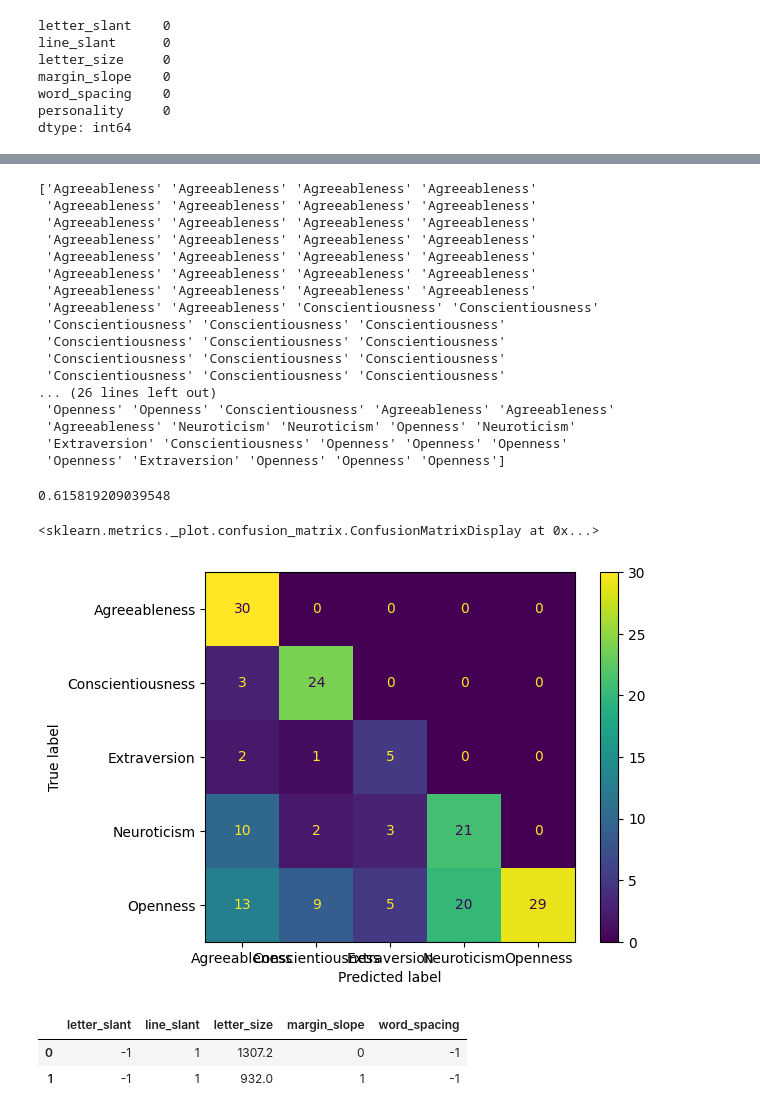
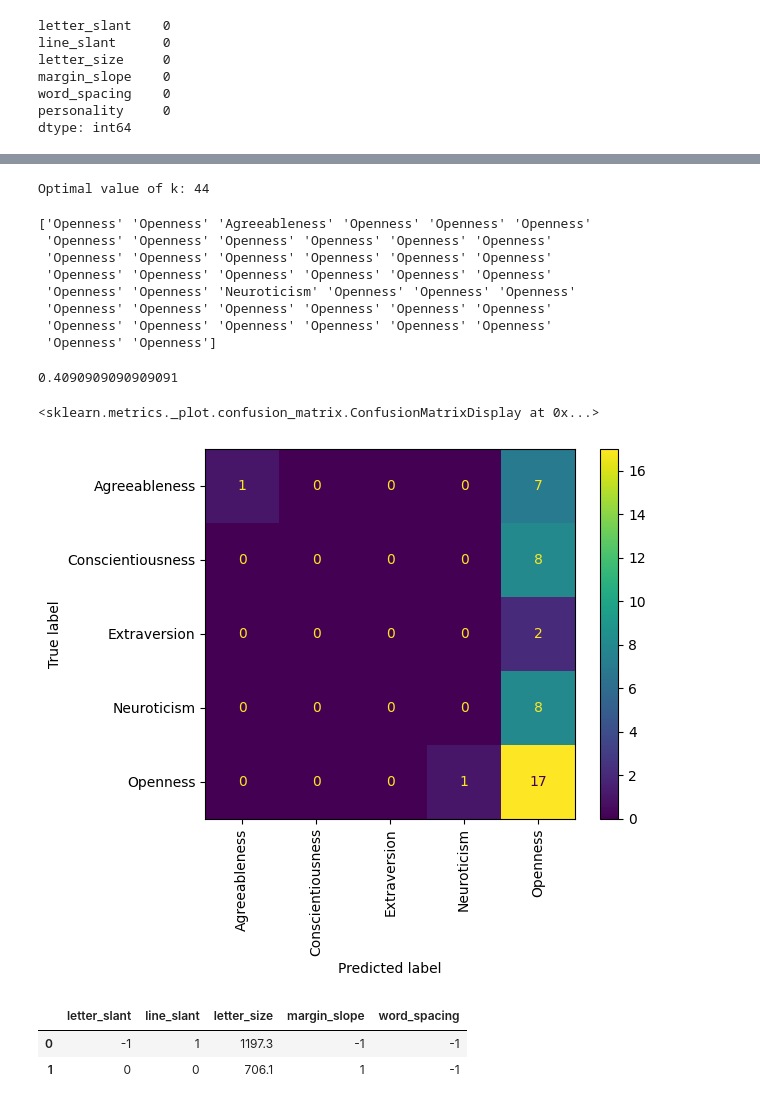
Before and after one commit to subhadip6869/Personality_Prediction, a Jupyter notebook: personality_knn.ipynb, the cells around one changed output, grey strips where cells are left out. Drawn from its saved outputs; the diff is of its cells as text; code cells hidden in the pictures.

```diff
--- a/personality_knn.ipynb
+++ b/personality_knn.ipynb
@@ -4,7 +4,7 @@ import pandas as pd
 from sklearn.metrics import accuracy_score, confusion_matrix, ConfusionMatrixDisplay
 # %%
 df_train = pd.read_csv("./dataset/my_train_features.csv")
-df_test = pd.read_csv("./dataset/my_train_features.csv")
+df_test = pd.read_csv("./dataset/my_test_features.csv")
 # %%
 df_train.head()
 # %% [output]
@@ -116,48 +116,58 @@ x_train = df_train.drop('personality', axis=1)
 y_train = df_train['personality']
 x_test = df_test.drop('personality', axis=1)
 y_test = df_test['personality']
+# %%
+from sklearn.preprocessing import StandardScaler
+scaler = StandardScaler()
+x_scaled = scaler.fit_transform(x_train)
+# %%
+from sklearn.model_selection import cross_val_score
+import numpy as np
+
+k_range = range(1, 100)
+k_scores = []
+for k in k_range:
+    knn = KNeighborsClassifier(n_neighbors=k)
+    scores = cross_val_score(knn, x_scaled, y_train, scoring='accuracy')
+    k_scores.append(scores.mean())
+
+optimal_k = k_range[np.argmax(k_scores)]
+print(f"Optimal value of k: {optimal_k}")
+# %% [output]
+Optimal value of k: 44
 # %%
-knn = KNeighborsClassifier(n_neighbors=2, algorithm="brute")
+knn = KNeighborsClassifier(n_neighbors=optimal_k, algorithm="brute")
 knn_res = knn.fit(x_train, y_train)
 # %%
 y_pred = knn.predict(x_test)
 print(y_pred)
 # %% [output]
-['Agreeableness' 'Agreeableness' 'Agreeableness' 'Agreeableness'
- 'Agreeableness' 'Agreeableness' 'Agreeableness' 'Agreeableness'
- 'Agreeableness' 'Agreeableness' 'Agreeableness' 'Agreeableness'
- 'Agreeableness' 'Agreeableness' 'Agreeableness' 'Agreeableness'
- 'Agreeableness' 'Agreeableness' 'Agreeableness' 'Agreeableness'
- 'Agreeableness' 'Agreeableness' 'Agreeableness' 'Agreeableness'
- 'Agreeableness' 'Agreeableness' 'Agreeableness' 'Agreeableness'
- 'Agreeableness' 'Agreeableness' 'Conscientiousness' 'Conscientiousness'
- 'Conscientiousness' 'Conscientiousness' 'Conscientiousness'
- 'Conscientiousness' 'Conscientiousness' 'Conscientiousness'
- 'Conscientiousness' 'Conscientiousness' 'Conscientiousness'
- 'Conscientiousness' 'Conscientiousness' 'Conscientiousness'
-... (26 lines left out)
- 'Openness' 'Openness' 'Conscientiousness' 'Agreeableness' 'Agreeableness'
- 'Agreeableness' 'Neuroticism' 'Neuroticism' 'Openness' 'Neuroticism'
- 'Extraversion' 'Conscientiousness' 'Openness' 'Openness' 'Openness'
- 'Openness' 'Extraversion' 'Openness' 'Openness' 'Openness']
+['Openness' 'Openness' 'Agreeableness' 'Openness' 'Openness' 'Openness'
+ 'Openness' 'Openness' 'Openness' 'Openness' 'Openness' 'Openness'
+ 'Openness' 'Openness' 'Openness' 'Openness' 'Openness' 'Openness'
+ 'Openness' 'Openness' 'Openness' 'Openness' 'Openness' 'Openness'
+ 'Openness' 'Openness' 'Neuroticism' 'Openness' 'Openness' 'Openness'
+ 'Openness' 'Openness' 'Openness' 'Openness' 'Openness' 'Openness'
+ 'Openness' 'Openness' 'Openness' 'Openness' 'Openness' 'Openness'
+ 'Openness' 'Openness']
 # %%
 accuracy = accuracy_score(y_test, y_pred)
 accuracy
 # %% [output]
-0.615819209039548
+0.4090909090909091
 # %%
 cm = confusion_matrix(y_test, y_pred, labels=knn.classes_)
 disp = ConfusionMatrixDisplay(confusion_matrix=cm, display_labels=knn.classes_)
-disp.plot()
+disp.plot(xticks_rotation="vertical")
 # %% [output]
 <sklearn.metrics._plot.confusion_matrix.ConfusionMatrixDisplay at 0x...>
-[figure, old version]
+[figure, new version]
 # %%
 x_test.head(2)
 # %% [output]
 |  | letter_slant | line_slant | letter_size | margin_slope | word_spacing |
-| 0 | -1 | 1 | 1307.2 | 0 | -1 |
-| 1 | -1 | 1 | 932.0 | 1 | -1 |
+| 0 | -1 | 1 | 1197.3 | -1 | -1 |
+| 1 | 0 | 0 | 706.1 | 1 | -1 |
 # %%
 from package.features import *
 import cv2
```
Also changed, not shown: parts of 7 cells of this notebook, 5 other files.
